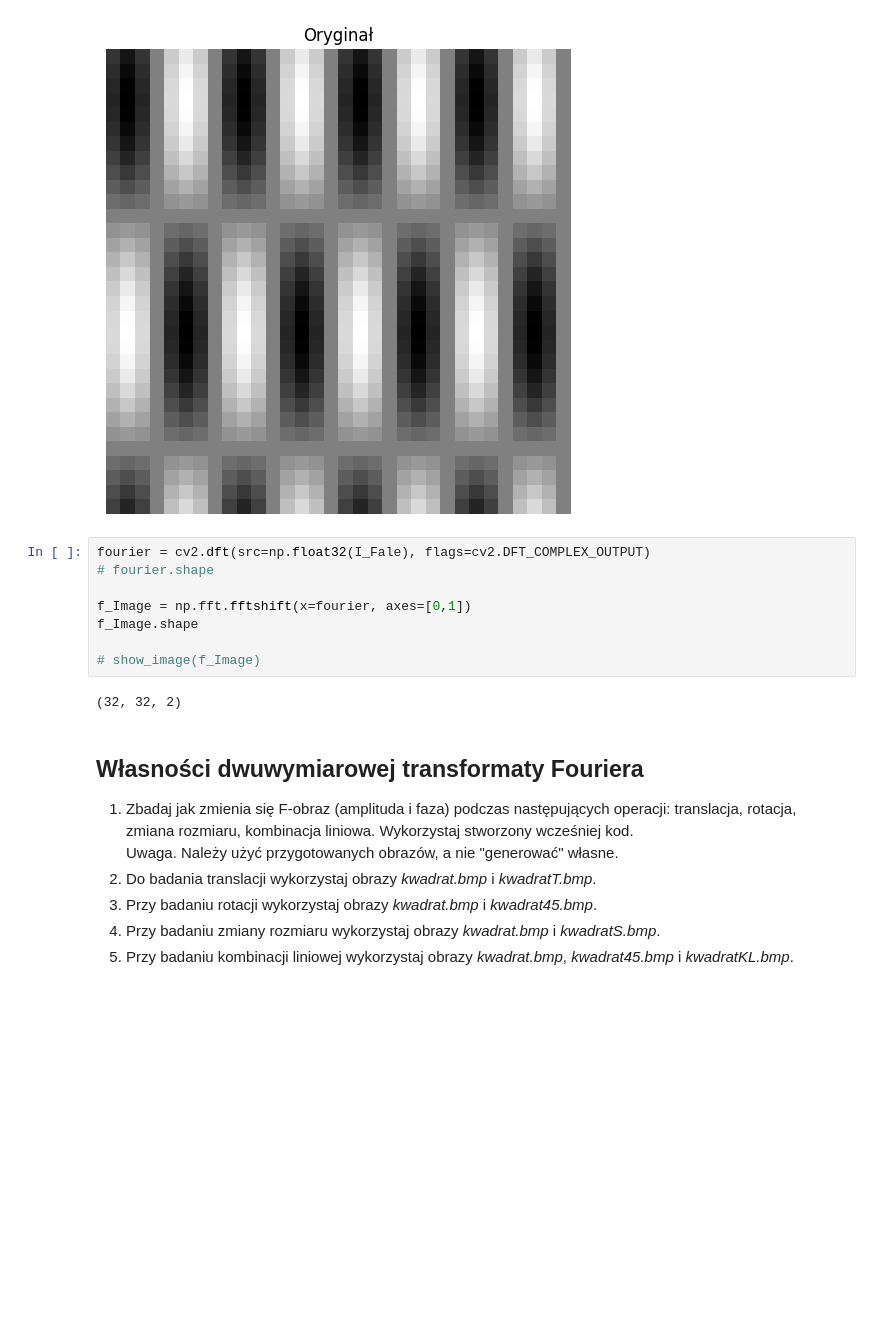
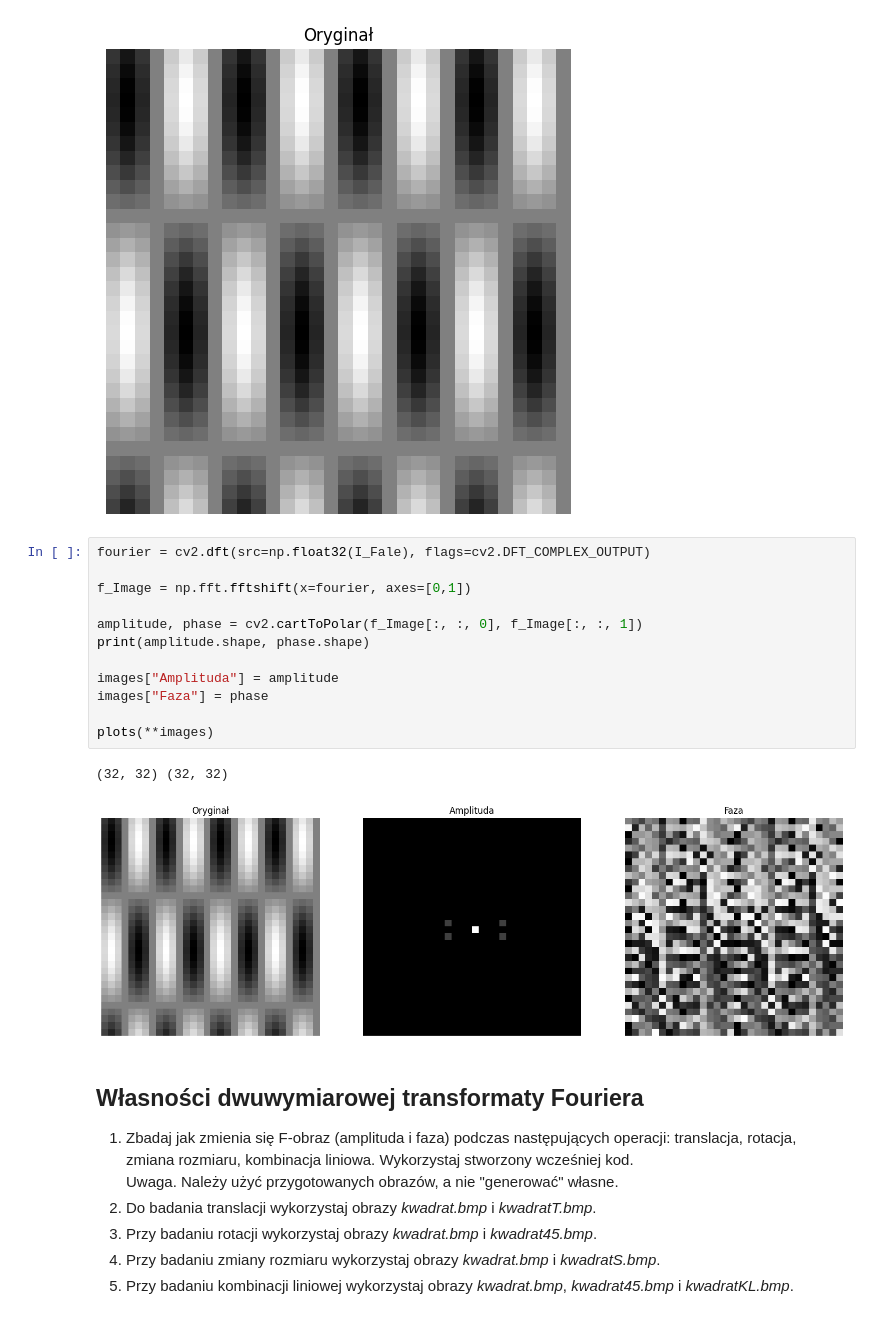
Before and after one commit to DziqG2NK/Przetwarzanie-i-analiza-obraz-w-cyfrowych, a Jupyter notebook: zajecia_1/08_Fourier.ipynb, the cells around one changed output. Cells and saved outputs as stored; diff of their text form; blank space fills up the shorter version.

Commit message:
Fourier transform results

```diff
--- a/zajecia_1/08_Fourier.ipynb
+++ b/zajecia_1/08_Fourier.ipynb
@@ -127,14 +127,19 @@ plots(**images)
 [figure]
 # %%
 fourier = cv2.dft(src=np.float32(I_Fale), flags=cv2.DFT_COMPLEX_OUTPUT)
-# fourier.shape
 
 f_Image = np.fft.fftshift(x=fourier, axes=[0,1])
-f_Image.shape
 
-# show_image(f_Image)
+amplitude, phase = cv2.cartToPolar(f_Image[:, :, 0], f_Image[:, :, 1])
+print(amplitude.shape, phase.shape)
+
+images["Amplituda"] = amplitude
+images["Faza"] = phase
+
+plots(**images)
 # %% [output]
-(32, 32, 2)
+(32, 32) (32, 32)
+[figure, added]
 # %% [markdown]
 ## Własności dwuwymiarowej transformaty Fouriera
 
```
